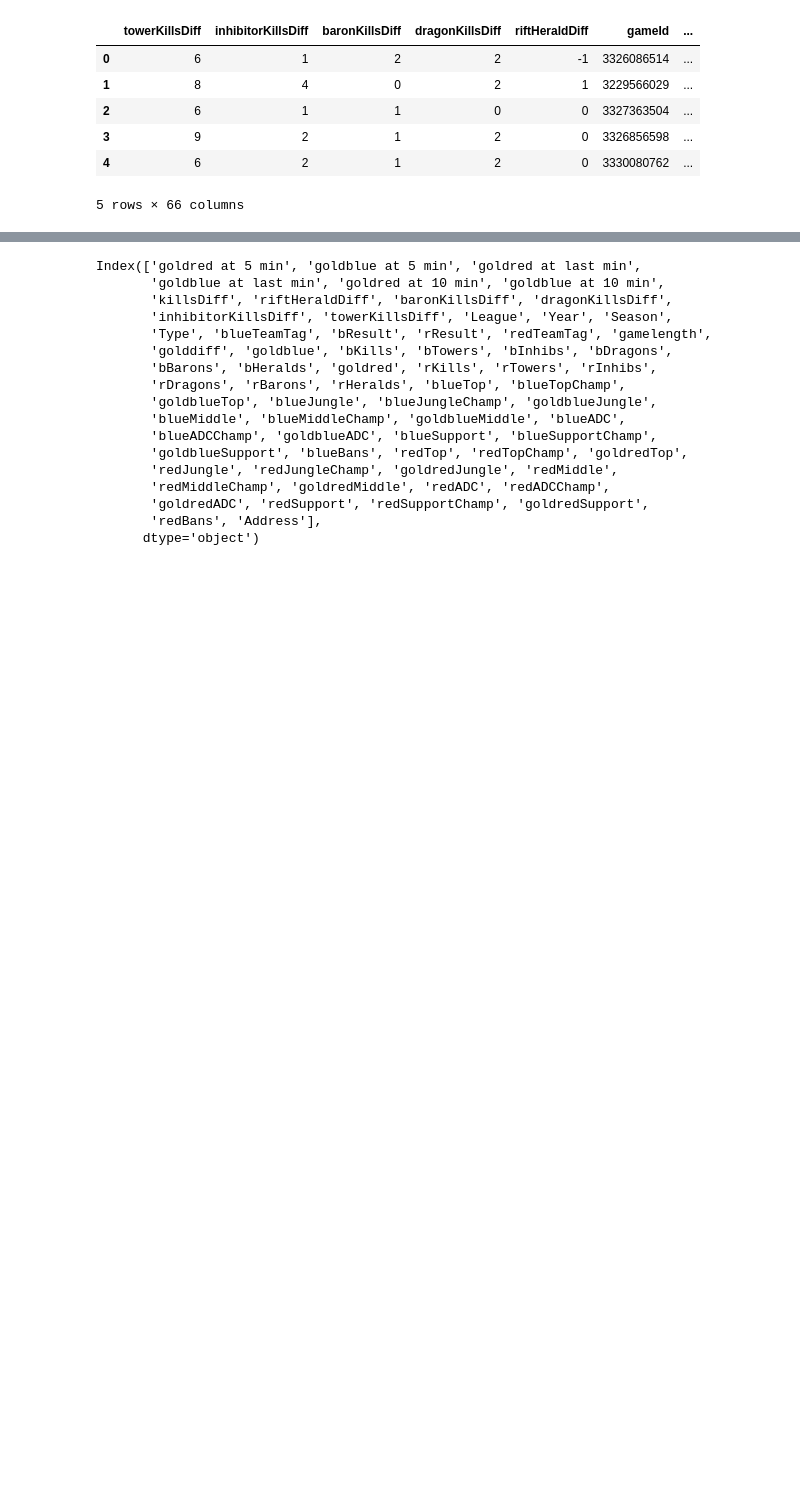
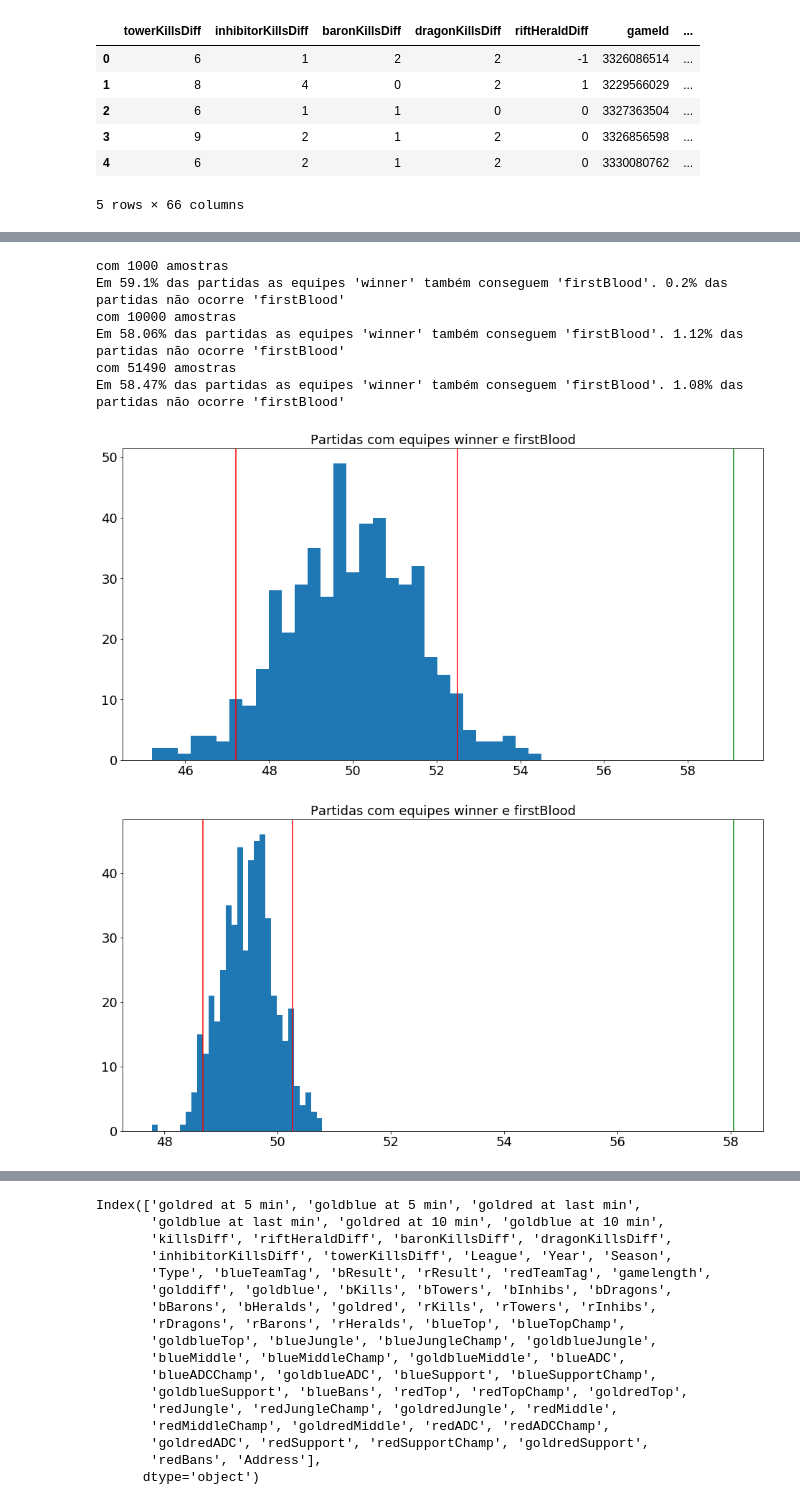
Before and after one commit to guilhermepoluc/league-of-legends-analysis-icd, a Jupyter notebook: testes.ipynb, the cells around one changed output, grey strips where cells are left out. Drawn from its saved outputs; the diff is of its cells as text; code cells hidden in the pictures; blank space fills up the shorter version.

```diff
--- a/testes.ipynb
+++ b/testes.ipynb
@@ -105,0 +151,13 @@ def perm_diff(df, atributo1, atributo2, winflag, it=500):
+# %%
+perm_first(df, 'winner', 'firstBlood', 1000)
+perm_first(df, 'winner', 'firstBlood', 10000)
+perm_first(df, 'winner', 'firstBlood', df.shape[0])
+# %% [output]
+com 1000 amostras
+Em 59.1% das partidas as equipes 'winner' também conseguem 'firstBlood'. 0.2% das partidas não ocorre 'firstBlood'
+com 10000 amostras
+Em 58.06% das partidas as equipes 'winner' também conseguem 'firstBlood'. 1.12% das partidas não ocorre 'firstBlood'
+com 51490 amostras
+Em 58.47% das partidas as equipes 'winner' também conseguem 'firstBlood'. 1.08% das partidas não ocorre 'firstBlood'
+[figure, added]
+[figure, added]
```
Also changed, not shown: parts of 38 cells of this notebook, 1 other file.
